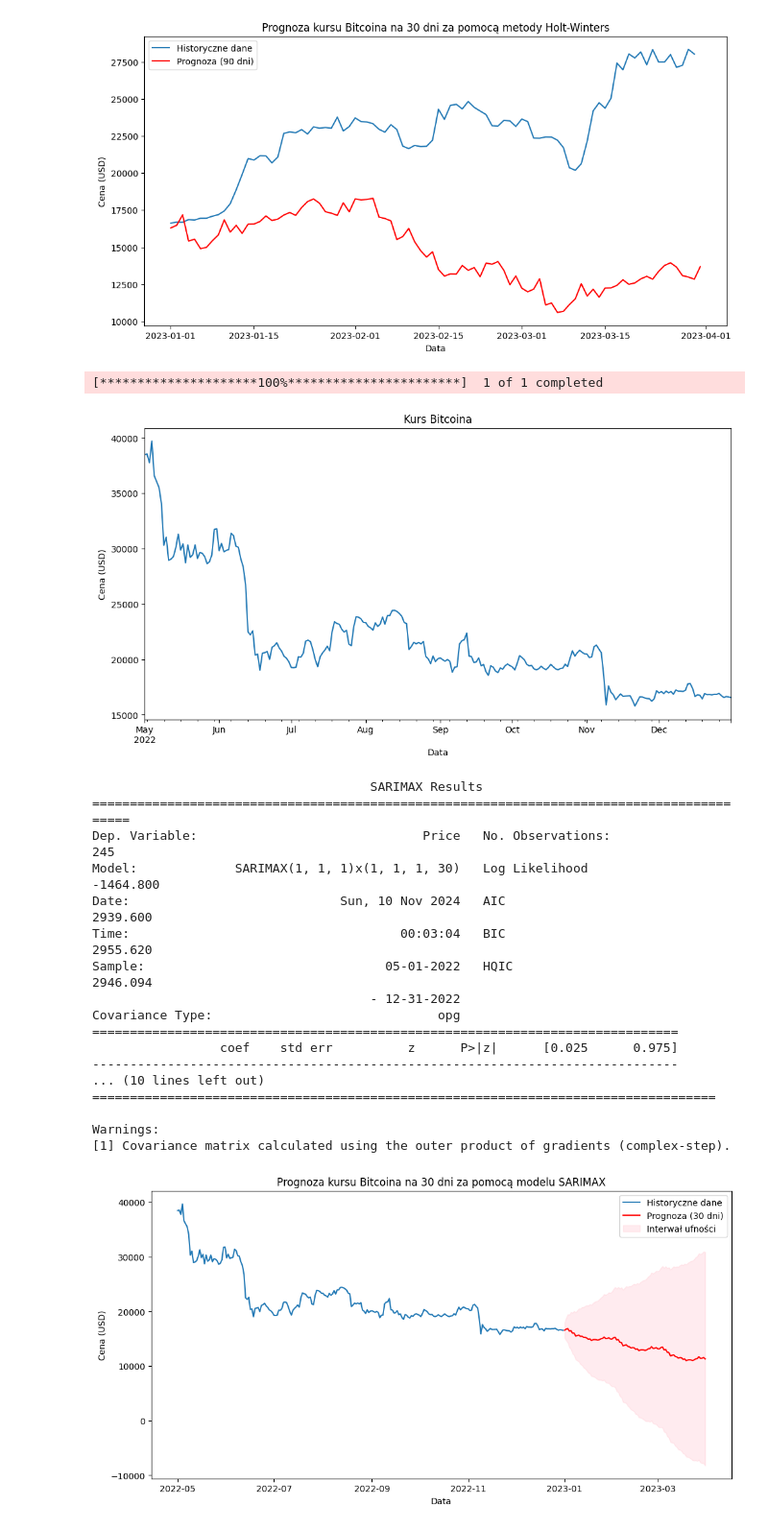
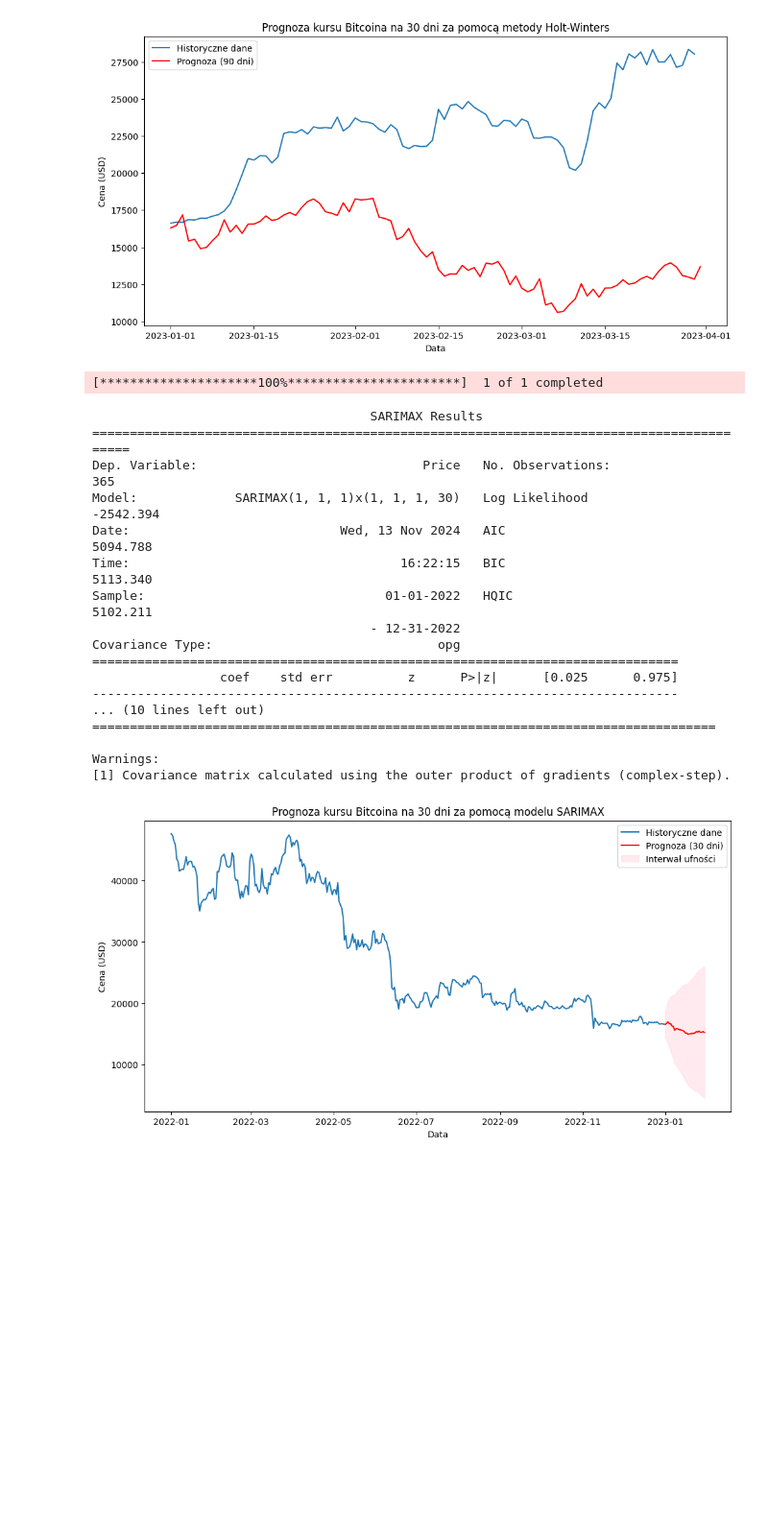
Before and after one commit to cynarski/crypto_predict, a Jupyter notebook: models/cos.ipynb, the cells around one changed output. Shown at 96% size. Saved outputs shown, nothing was run; the diff lists cells and outputs as text; code cells hidden in the pictures; blank space fills up the shorter version.

```diff
--- a/models/cos.ipynb
+++ b/models/cos.ipynb
@@ -157,15 +157,10 @@ from statsmodels.tsa.statespace.sarimax import SARIMAX
 
 # Pobranie danych z yfinance
 crypto_symbol = 'BTC-USD'
-data = yf.download(crypto_symbol, start='2022-05-01', end='2023-01-01', interval='1d')
+data = yf.download(crypto_symbol, start='2022-01-01', end='2023-01-01', interval='1d')
 data = data[['Close']].dropna()
 data.columns = ['Price']
 
-# Wizualizacja danych
-data['Price'].plot(title='Kurs Bitcoina', figsize=(12, 6))
-plt.xlabel('Data')
-plt.ylabel('Cena (USD)')
-plt.show()
 
 # Definicja modelu SARIMAX
 model = SARIMAX(data['Price'],
@@ -174,52 +169,51 @@ model = SARIMAX(data['Price'],
                 enforce_stationarity=False,
                 enforce_invertibility=False)
 
 # Dopasowanie modelu do danych
 sarimax_model = model.fit(disp=False)
 
 # Wyświetlenie podsumowania modelu
 print(sarimax_model.summary())
 # Prognozowanie 30 dni do przodu
-forecast_period = 90
+forecast_period = 30
 forecast = sarimax_model.get_forecast(steps=forecast_period)
 forecast_index = pd.date_range(data.index[-1] + pd.Timedelta(days=1), periods=forecast_period, freq='D')
 forecast_series = pd.Series(forecast.predicted_mean.values, index=forecast_index)
 
 # Interwały ufności prognozy
 confidence_intervals = forecast.conf_int()
 lower_limits = confidence_intervals['lower Price']
 upper_limits = confidence_intervals['upper Price']
 
 # Wizualizacja prognozy
 plt.figure(figsize=(12, 6))
 plt.plot(data['Price'], label='Historyczne dane')
 plt.plot(forecast_series, label='Prognoza (30 dni)', color='red')
 plt.fill_between(forecast_index, lower_limits, upper_limits, color='pink', alpha=0.3, label="Interwał ufności")
 plt.legend()
 plt.title('Prognoza kursu Bitcoina na 30 dni za pomocą modelu SARIMAX')
 plt.xlabel('Data')
 plt.ylabel('Cena (USD)')
 plt.show()
 # %% [output]
 [*********************100%***********************]  1 of 1 completed
+                                     SARIMAX Results
+==========================================================================================
+Dep. Variable:                              Price   No. Observations:                  365
+Model:             SARIMAX(1, 1, 1)x(1, 1, 1, 30)   Log Likelihood               -2542.394
+Date:                            Wed, 13 Nov 2024   AIC                           5094.788
+Time:                                    16:22:15   BIC                           5113.340
+Sample:                                01-01-2022   HQIC                          5102.211
+                                     - 12-31-2022
+Covariance Type:                              opg
+==============================================================================
+                 coef    std err          z      P>|z|      [0.025      0.975]
+------------------------------------------------------------------------------
+... (10 lines left out)
+===================================================================================
+
+Warnings:
+[1] Covariance matrix calculated using the outer product of gradients (complex-step).
-[figure, old version]
+[figure, new version]
-                                     SARIMAX Results
-==========================================================================================
-Dep. Variable:                              Price   No. Observations:                  245
-Model:             SARIMAX(1, 1, 1)x(1, 1, 1, 30)   Log Likelihood               -1464.800
-Date:                            Sun, 10 Nov 2024   AIC                           2939.600
-Time:                                    00:03:04   BIC                           2955.620
-Sample:                                05-01-2022   HQIC                          2946.094
-                                     - 12-31-2022
-Covariance Type:                              opg
-==============================================================================
-                 coef    std err          z      P>|z|      [0.025      0.975]
-------------------------------------------------------------------------------
-... (10 lines left out)
-===================================================================================
-
-Warnings:
-[1] Covariance matrix calculated using the outer product of gradients (complex-step).
-[figure, removed]
 # %%
 crypto_symbol = 'BTC-USD'  # Symbol dla Bitcoina
```
Also changed, not shown: parts of 1 cell of this notebook, 5 other files.
